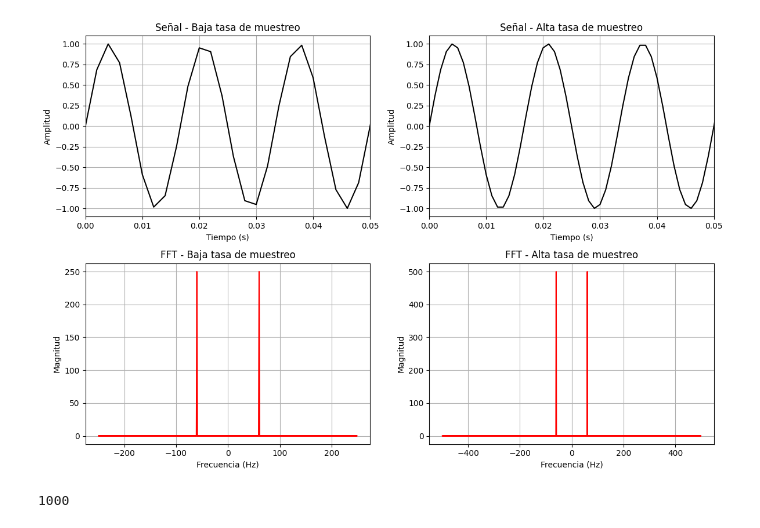
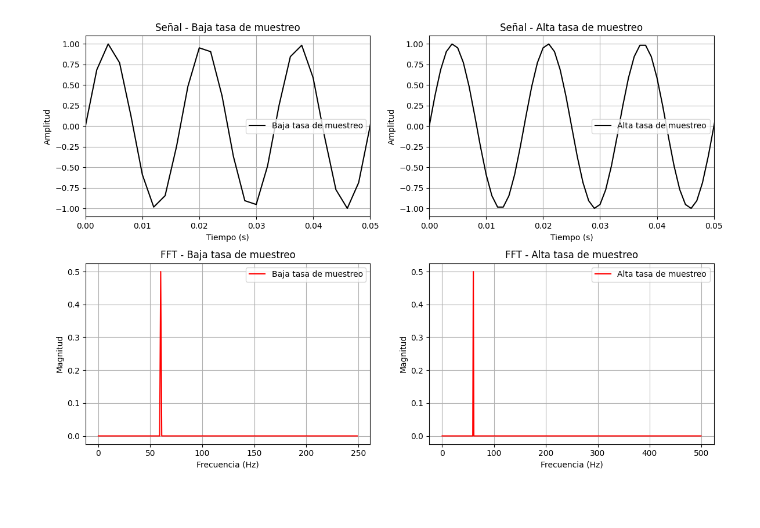
Before and after one commit to JuanFelipeOrdonez/Procesamiento-digital-de-senales, a Jupyter notebook: PDS_Sample_Rate.ipynb, the cells around one changed output. Drawn from its saved outputs; the diff is of its cells as text; code cells hidden in the pictures.

```diff
--- a/PDS_Sample_Rate.ipynb
+++ b/PDS_Sample_Rate.ipynb
@@ -11,8 +11,8 @@ fs_low = 500    # Baja frecuencia de muestreo (Hz)
 duration = 1.0  # Duración de la señal (s)
 
 # Generar tiempo y señales con linspace
-t1 = np.arange(0, duration, 1/fs_low)  # Baja frecuencia de muestreo
-t2 = np.arange(0, duration, 1/fs_high)   # Alta frecuencia de muestreo
+t1 = np.linspace(0, duration, int(fs_low * duration), endpoint=False)
+t2 = np.linspace(0, duration, int(fs_high * duration), endpoint=False)
 
 y1 = np.sin(2 * np.pi * 60 * t1)  # Frecuencia de 60 Hz, baja tasa de muestreo
 y2 = np.sin(2 * np.pi * 60 * t2)  # Frecuencia de 60 Hz, alta tasa de muestreo
@@ -22,12 +22,17 @@ e1 = fft(y1)
 e2 = fft(y2)
 
 # Frecuencias asociadas
-w1 = fftfreq(len(y1), t1[1] - t1[0])  # Frecuencia de muestreo de y1
-w2 = fftfreq(len(y2), t2[1] - t2[0])  # Frecuencia de muestreo de y2
+w1 = fftfreq(len(y1), 1/fs_low)
+w2 = fftfreq(len(y2), 1/fs_high)
 
-# Tomar solamente la parte positiva de la ganancia
-e1_mag = np.abs(e1)
-e2_mag = np.abs(e2)
+# Tomar solo la mitad del espectro
+e1_mag = np.abs(e1) / len(y1)
+e2_mag = np.abs(e2) / len(y2)
+
+e1_mag = e1_mag[:len(e1)//2]
+e2_mag = e2_mag[:len(e2)//2]
+w1 = w1[:len(w1)//2]
+w2 = w2[:len(w2)//2]
 
 # Gráficos
 plt.figure(figsize=(12, 8), dpi=100)
@@ -40,34 +45,37 @@ plt.xlabel("Tiempo (s)")
 plt.ylabel("Amplitud")
 plt.xlim(0, 3*1/60)
 plt.grid()
+plt.legend()
 
 # Señal con alta tasa de muestreo
 plt.subplot(2, 2, 2)
 plt.plot(t2, y2, label="Alta tasa de muestreo", color='black')
 plt.title("Señal - Alta tasa de muestreo")
 plt.xlabel("Tiempo (s)")
 plt.ylabel("Amplitud")
 plt.xlim(0, 3*1/60)
 plt.grid()
+plt.legend()
 
 # Espectro de frecuencias - Baja tasa de muestreo
 plt.subplot(2, 2, 3)
 plt.plot(w1, e1_mag, label="Baja tasa de muestreo", color='red')
 plt.title("FFT - Baja tasa de muestreo")
 plt.xlabel("Frecuencia (Hz)")
 plt.ylabel("Magnitud")
 plt.grid()
+plt.legend()
 
 # Espectro de frecuencias - Alta tasa de muestreo
 plt.subplot(2, 2, 4)
 plt.plot(w2, e2_mag, label="Alta tasa de muestreo", color='red')
 plt.title("FFT - Alta tasa de muestreo")
 plt.xlabel("Frecuencia (Hz)")
 plt.ylabel("Magnitud")
 plt.grid()
+plt.legend()
 
 plt.tight_layout()
 plt.show()
 # %% [output]
-[figure, old version]
+[figure, new version]
-1000
```
